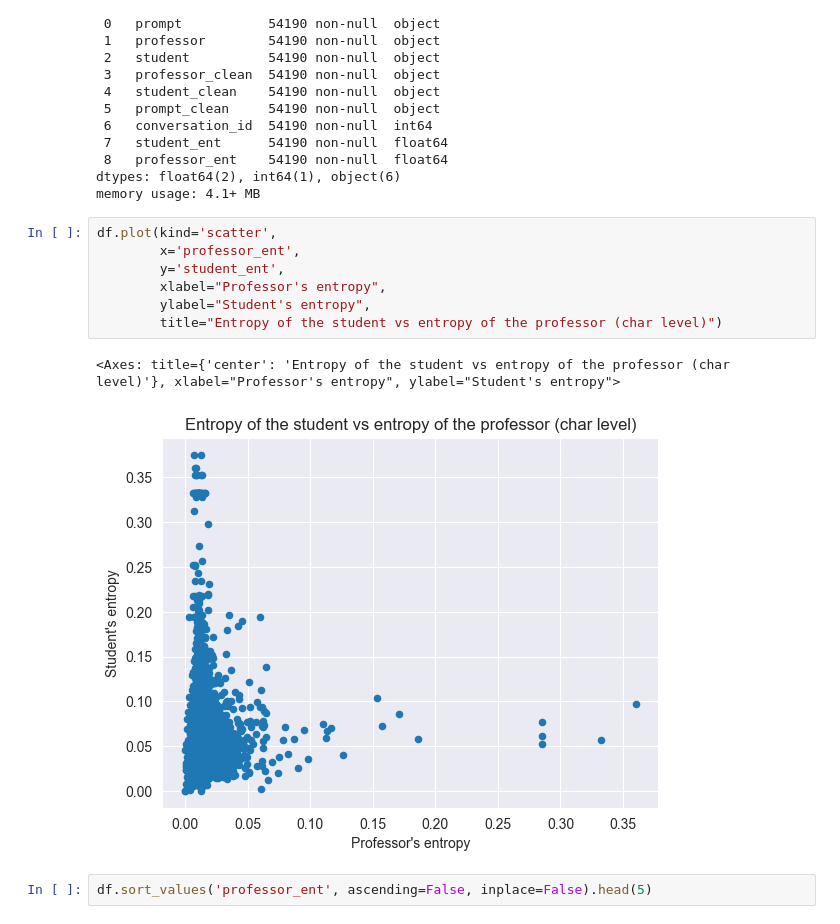
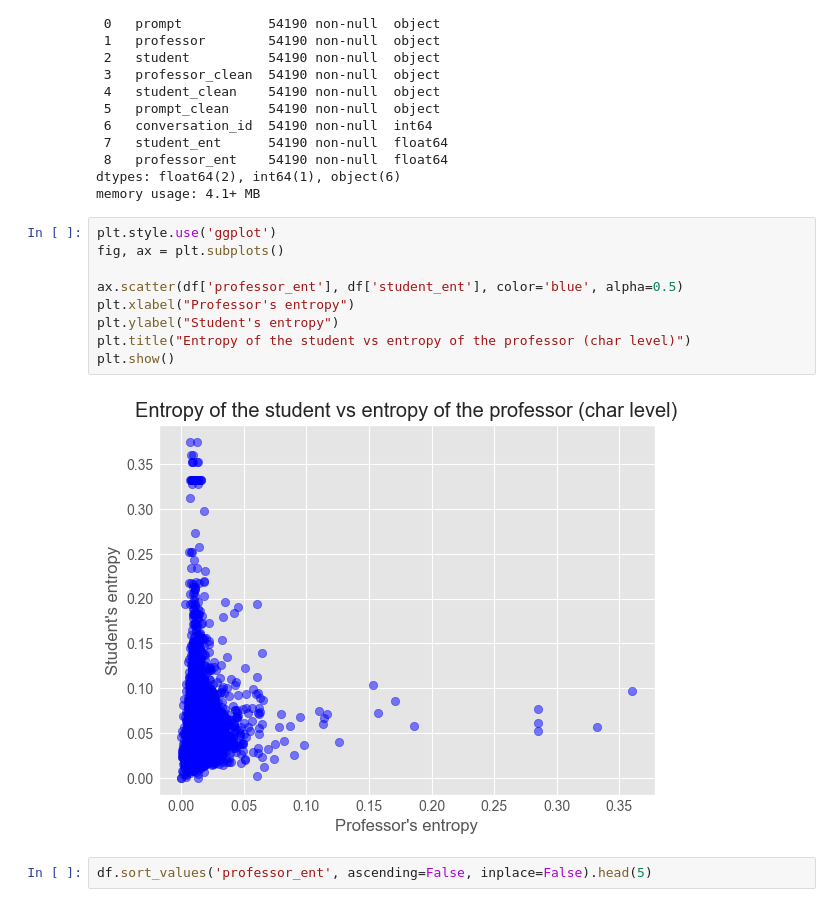
Before and after one commit to aleksKaluski/zipf-law-for-information-theory, a Jupyter notebook: analysis.ipynb, the cells around one changed output. Drawn from its saved outputs; the diff is of its cells as text.

```diff
--- a/analysis.ipynb
+++ b/analysis.ipynb
@@ -303,15 +293,16 @@ Data columns (total 9 columns):
 dtypes: float64(2), int64(1), object(6)
 memory usage: 4.1+ MB
 # %%
-df.plot(kind='scatter',
-        x='professor_ent',
-        y='student_ent',
-        xlabel="Professor's entropy",
-        ylabel="Student's entropy",
-        title="Entropy of the student vs entropy of the professor (char level)")
+plt.style.use('ggplot')
+fig, ax = plt.subplots()
+
+ax.scatter(df['professor_ent'], df['student_ent'], color='blue', alpha=0.5)
+plt.xlabel("Professor's entropy")
+plt.ylabel("Student's entropy")
+plt.title("Entropy of the student vs entropy of the professor (char level)")
+plt.show()
 # %% [output]
-<Axes: title={'center': 'Entropy of the student vs entropy of the professor (char level)'}, xlabel="Professor's entropy", ylabel="Student's entropy">
-[figure, old version]
+[figure, new version]
 # %%
 df.sort_values('professor_ent', ascending=False, inplace=False).head(5)
 # %% [output]
```
Also changed, not shown: parts of 12 cells of this notebook, 3 other files.
